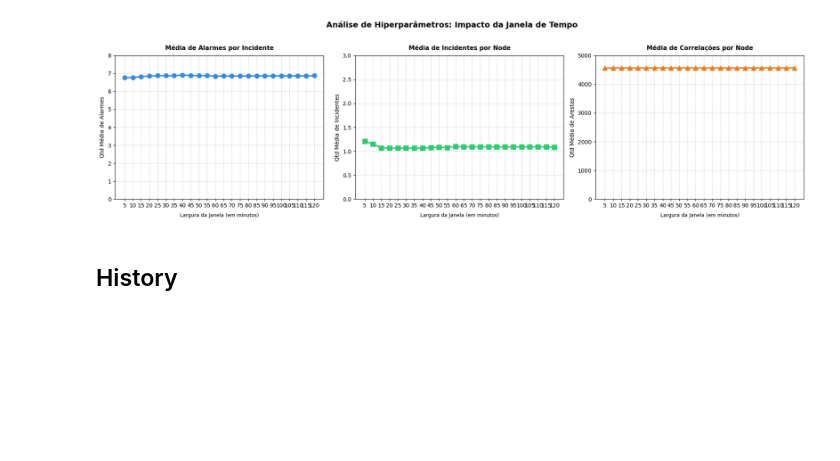
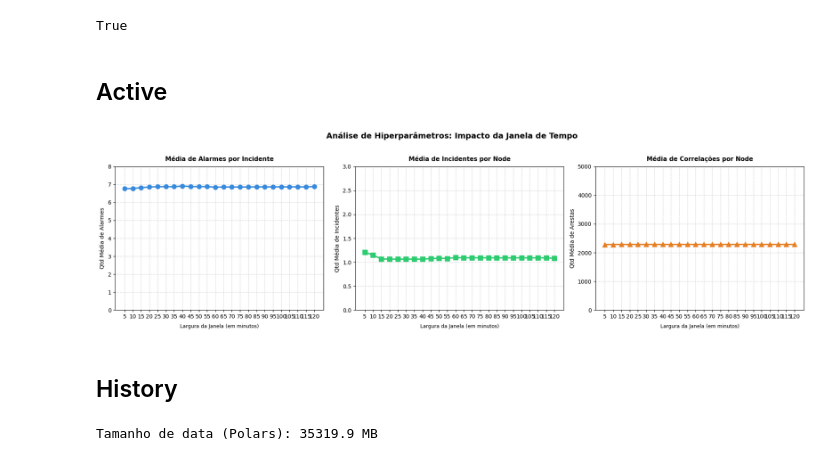
Before and after one commit to LuizF14/alarm_correlation, a Jupyter notebook: notebooks/simple_time_correlation_hypersearch.ipynb, the cells around one changed output. Saved outputs shown, nothing was run; the diff lists cells and outputs as text; code cells hidden in the pictures; blank space fills up the shorter version.

Commit message:
A paralelização parece estar funcionando bem para o HyperSearch

```diff
--- a/notebooks/simple_time_correlation_hypersearch.ipynb
+++ b/notebooks/simple_time_correlation_hypersearch.ipynb
@@ -5,15 +5,16 @@ import matplotlib.pyplot as plt
 import os
 
 load_dotenv(".env")
-
-import tqdm
-tqdm.tqdm.__init__.__globals__['IS_NOTEBOOK'] = False
+# %% [output]
+True
+# %% [markdown]
+## Active
 # %%
 from src.pipelines.simple_time_correlation import SimpleTimeCorrelationActive
 from src.hyperparameter_search.sliding_window_search import SlidingWindowSearch
 
 lazy_frame = pl.scan_parquet("data/raw/active_alarms_prod.parquet")
-results = SlidingWindowSearch.search(SimpleTimeCorrelationActive, lazy_frame, range(5,121,5))
+results = SlidingWindowSearch.search(SimpleTimeCorrelationActive, lazy_frame, range(5,121,5), n_workers=5)
 # %%
 windows = sorted(results.keys())
 
@@ -23,42 +24,39 @@ medias_correlacoes_node = []
 
 for w in windows:
     summary_df, metricas = results[w]
-
     medias_alarmes_incidente.append(metricas["media_alarmes_por_incidente"][0])
     medias_incidentes_node.append(metricas["media_incidentes_por_node"][0])
-
-    media_corr = summary_df["Total de Correlações"].mean()
-    medias_correlacoes_node.append(media_corr)
+    medias_correlacoes_node.append(metricas["media_correlacoes_por_node"][0])
 
 fig, axes = plt.subplots(1, 3, figsize=(18, 5))
 
 axes[0].plot(windows, medias_alarmes_incidente, marker='o', linestyle='-', color='#378ADD', linewidth=2.5, markersize=8)
 axes[0].set_title("Média de Alarmes por Incidente", fontsize=11, fontweight='bold', pad=10)
 axes[0].set_ylabel("Qtd Média de Alarmes")
 axes[0].set_ylim(top=8)
 
 axes[1].plot(windows, medias_incidentes_node, marker='s', linestyle='-', color='#2ECC71', linewidth=2.5, markersize=8)
 axes[1].set_title("Média de Incidentes por Node", fontsize=11, fontweight='bold', pad=10)
 axes[1].set_ylabel("Qtd Média de Incidentes")
 axes[1].set_ylim(top=3)
 
 axes[2].plot(windows, medias_correlacoes_node, marker='^', linestyle='-', color='#E67E22', linewidth=2.5, markersize=8)
 axes[2].set_title("Média de Correlações por Node", fontsize=11, fontweight='bold', pad=10)
 axes[2].set_ylabel("Qtd Média de Arestas")
 axes[2].set_ylim(top=5000)
 
 for ax in axes:
     ax.set_xlabel("Largura da Janela (em minutos)", fontsize=9, labelpad=8)
     ax.set_ylim(bottom=0)
     ax.set_xticks(windows)
     ax.grid(True, linestyle="--", alpha=0.5)
 
 fig.suptitle("Análise de Hiperparâmetros: Impacto da Janela de Tempo", fontsize=14, fontweight='bold', y=1.02)
 
 plt.tight_layout()
 plt.show()
 # %% [output]
-[figure, old version]
+[figure, new version]
 # %% [markdown]
 ## History
 # %%
@@ -67,4 +65,6 @@ from src.hyperparameter_search.sliding_window_search import SlidingWindowSearch
 
 
 lazy_frame = pl.scan_parquet("data/raw/alarm_history_dump.parquet")
-results = SlidingWindowSearch.search(SimpleTimeCorrelationHistory, lazy_frame, range(5,121,5))
+results = SlidingWindowSearch.search(SimpleTimeCorrelationHistory, lazy_frame, range(5,121,5), n_workers=5)
+# %% [output]
+Tamanho de data (Polars): 35319.9 MB
```
Also changed, not shown: 11 other files.
